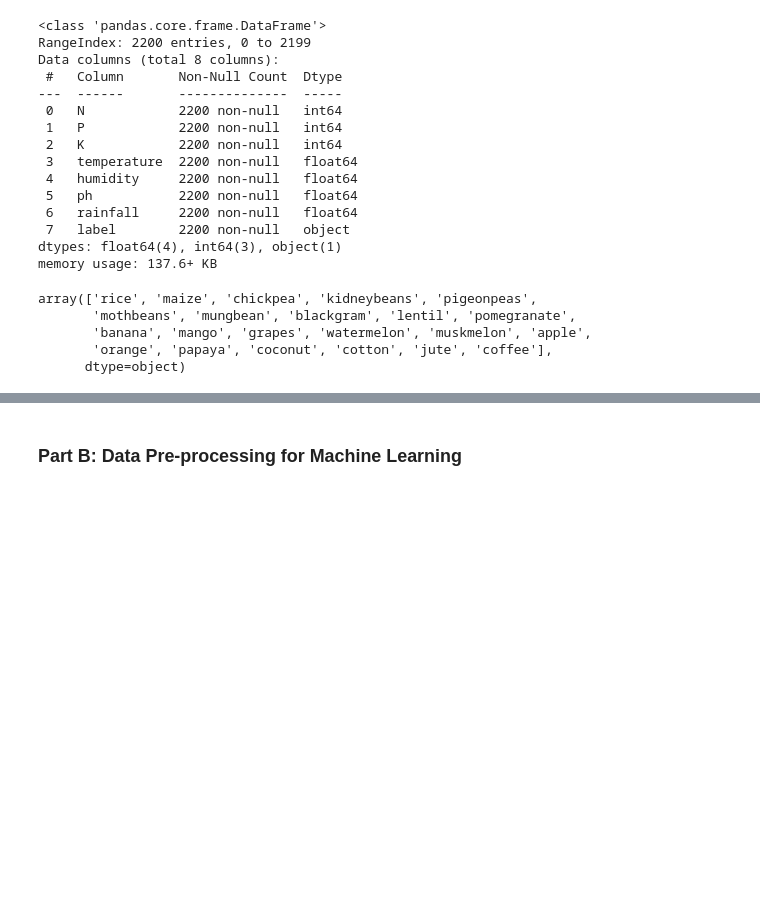
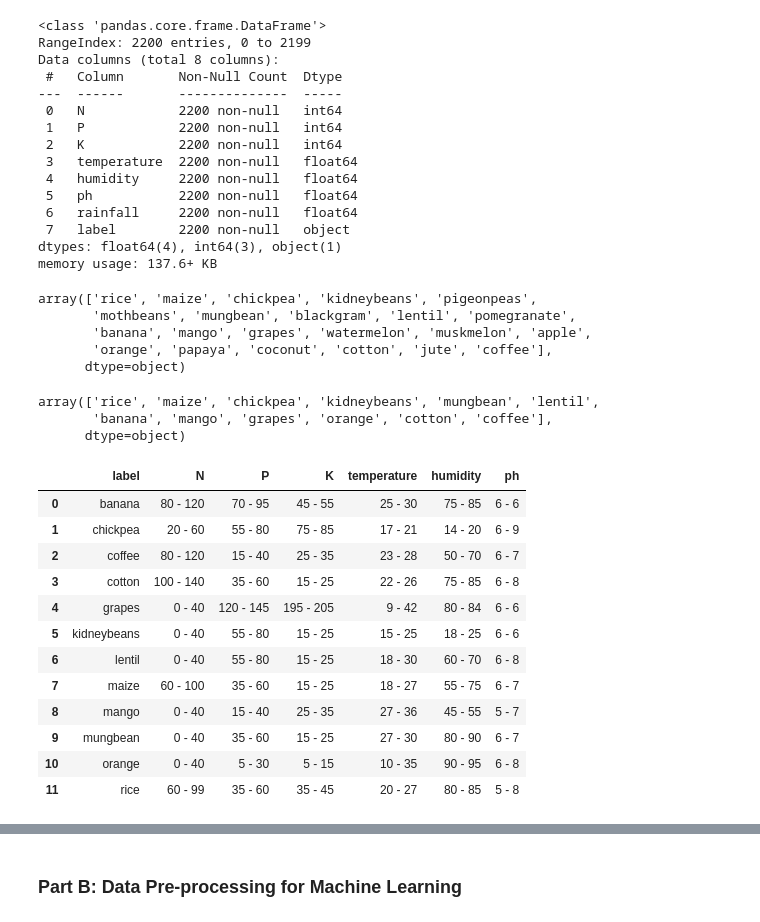
Before and after one commit to CarlsonChen-dot/MDS13_AI_Agriculture_Monitoring_System, a Jupyter notebook: Crop Recommendation System/crop-recommendation-system/crop-recommendation-system.ipynb, the cells around one changed output, grey strips where cells are left out. Saved outputs shown, nothing was run; the diff lists cells and outputs as text; code cells hidden in the pictures; blank space fills up the shorter version.

```diff
--- a/Crop Recommendation System/crop-recommendation-system/crop-recommendation-system.ipynb
+++ b/Crop Recommendation System/crop-recommendation-system/crop-recommendation-system.ipynb
@@ -55,6 +55,42 @@ array(['rice', 'maize', 'chickpea', 'kidneybeans', 'pigeonpeas',
        'banana', 'mango', 'grapes', 'watermelon', 'muskmelon', 'apple',
        'orange', 'papaya', 'coconut', 'cotton', 'jute', 'coffee'],
       dtype=object)
+# %%
+df = df[df['label'].isin(['rice', 'maize', 'chickpea', 'kidneybeans', 'mungbean', 'lentil', 'banana', 'mango', 'grapes', 'orange', 'cotton', 'coffee'])]
+df ['label'].unique()
+# %% [output]
+array(['rice', 'maize', 'chickpea', 'kidneybeans', 'mungbean', 'lentil',
+       'banana', 'mango', 'grapes', 'orange', 'cotton', 'coffee'],
+      dtype=object)
+# %%
+data = df.copy()
+data.drop(['rainfall'], axis=1, inplace=True)
+# %%
+ideal_ranges = data.groupby('label').agg({
+    'N': lambda x: f"{round(x.min())} - {round(x.max())}",
+    'P': lambda x: f"{round(x.min())} - {round(x.max())}",
+    'K': lambda x: f"{round(x.min())} - {round(x.max())}",
+    'temperature': lambda x: f"{round(x.min())} - {round(x.max())}",
+    'humidity': lambda x: f"{round(x.min())} - {round(x.max())}",
+    'ph': lambda x: f"{round(x.min())} - {round(x.max())}"
+}).reset_index()
+
+
+ideal_ranges
+# %% [output]
+|  | label | N | P | K | temperature | humidity | ph |
+| 0 | banana | 80 - 120 | 70 - 95 | 45 - 55 | 25 - 30 | 75 - 85 | 6 - 6 |
+| 1 | chickpea | 20 - 60 | 55 - 80 | 75 - 85 | 17 - 21 | 14 - 20 | 6 - 9 |
+| 2 | coffee | 80 - 120 | 15 - 40 | 25 - 35 | 23 - 28 | 50 - 70 | 6 - 7 |
+| 3 | cotton | 100 - 140 | 35 - 60 | 15 - 25 | 22 - 26 | 75 - 85 | 6 - 8 |
+| 4 | grapes | 0 - 40 | 120 - 145 | 195 - 205 | 9 - 42 | 80 - 84 | 6 - 6 |
+| 5 | kidneybeans | 0 - 40 | 55 - 80 | 15 - 25 | 15 - 25 | 18 - 25 | 6 - 6 |
+| 6 | lentil | 0 - 40 | 55 - 80 | 15 - 25 | 18 - 30 | 60 - 70 | 6 - 8 |
+| 7 | maize | 60 - 100 | 35 - 60 | 15 - 25 | 18 - 27 | 55 - 75 | 6 - 7 |
+| 8 | mango | 0 - 40 | 15 - 40 | 25 - 35 | 27 - 36 | 45 - 55 | 5 - 7 |
+| 9 | mungbean | 0 - 40 | 35 - 60 | 15 - 25 | 27 - 30 | 80 - 90 | 6 - 7 |
+| 10 | orange | 0 - 40 | 5 - 30 | 5 - 15 | 10 - 35 | 90 - 95 | 6 - 8 |
+| 11 | rice | 60 - 99 | 35 - 60 | 35 - 45 | 20 - 27 | 80 - 85 | 5 - 8 |
 # %%
 # Visualise correlation matrix to inspect how numeric features in the dataset are correlated to each other
 numeric_df = df.select_dtypes(include=[float, int])
```
Also changed, not shown: parts of 16 cells of this notebook, 7 other files.
